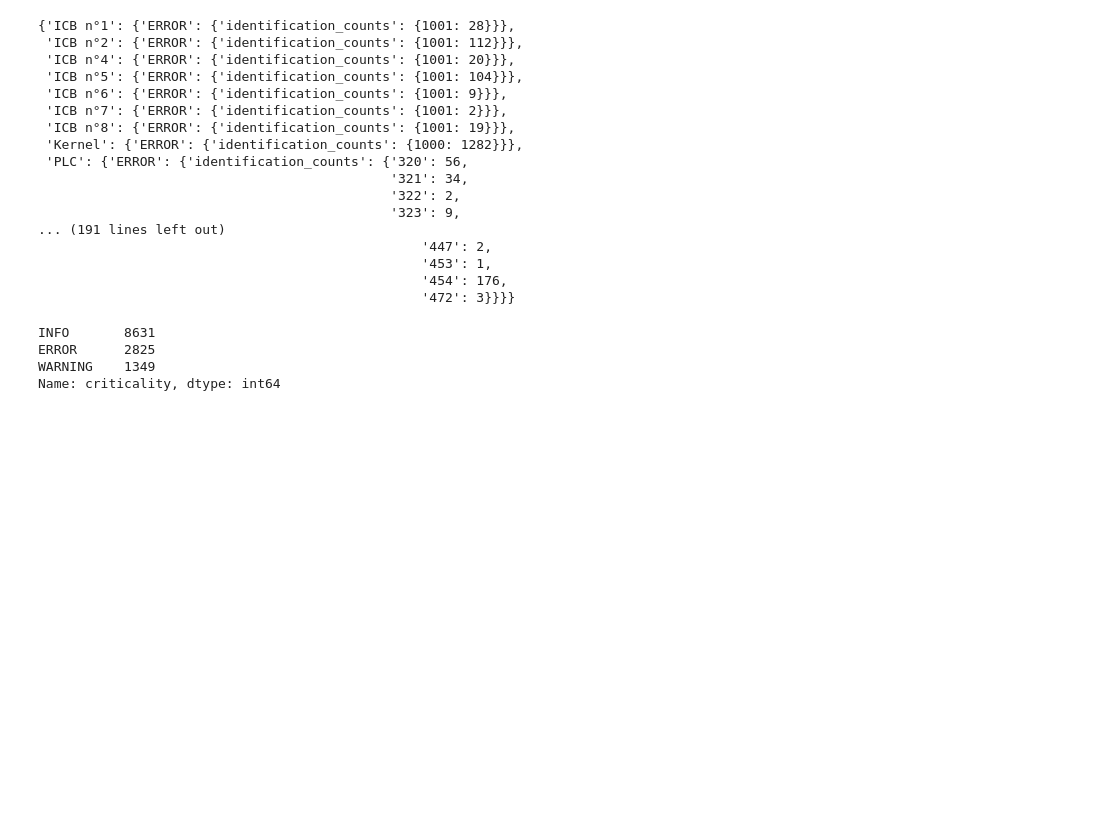
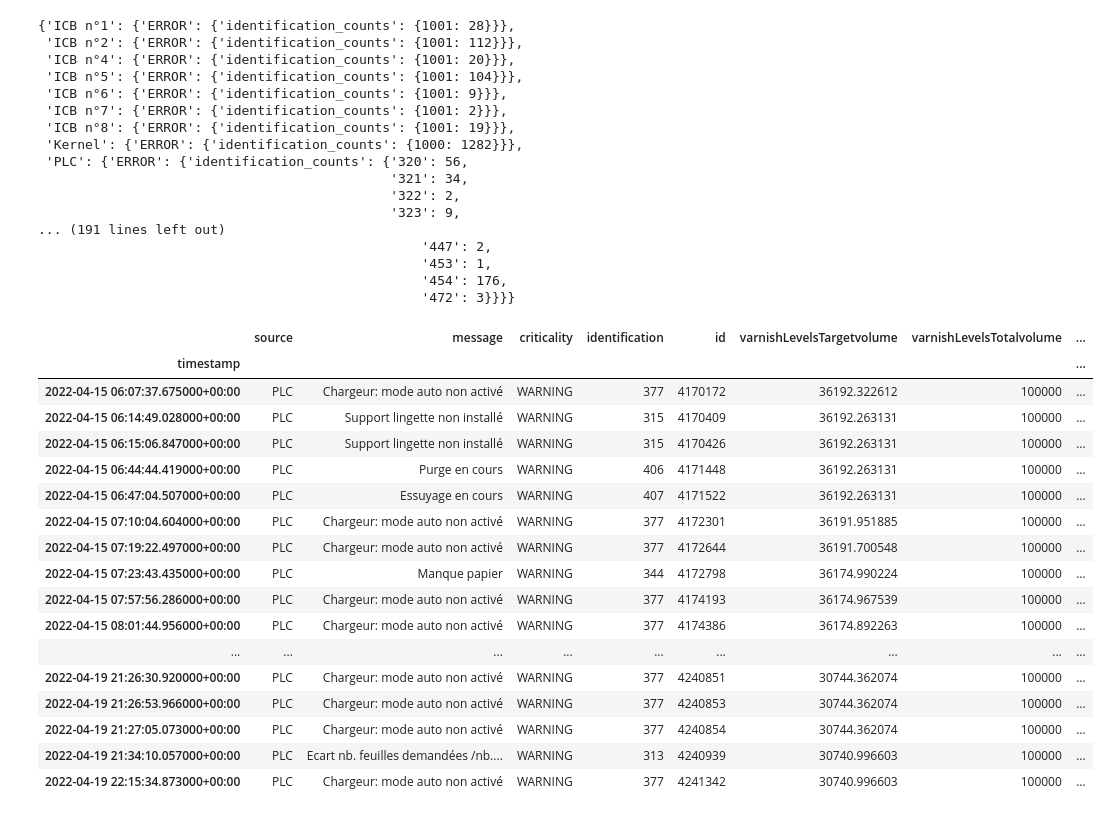
Before and after one commit to AranOribu/Prediction-Erreur-JetVarnish3DEvo, a Jupyter notebook: notebooks/data_explo_metrics_events_Allan.ipynb, the cells around one changed output. Cells and saved outputs as stored; diff of their text form; code cells hidden in the pictures; blank space fills up the shorter version.

```diff
--- a/notebooks/data_explo_metrics_events_Allan.ipynb
+++ b/notebooks/data_explo_metrics_events_Allan.ipynb
@@ -310,9 +310,25 @@ pprint(result)
 # %%
 df_test = df_split[df_split['source'].isin(['iFoil'])]
 
 df_test['criticality'].value_counts()
+
+df_filtered.head(150)
 # %% [output]
-INFO       8631
-ERROR      2825
-WARNING    1349
-Name: criticality, dtype: int64
+|  | source | message | criticality | identification | id | varnishLevelsTargetvolume | varnishLevelsTotalvolume | ... |
+| timestamp |  |  |  |  |  |  |  | ... |
+| 2022-04-15 06:07:37.675000+00:00 | PLC | Chargeur: mode auto non activé | WARNING | 377 | 4170172 | 36192.322612 | 100000 | ... |
+| 2022-04-15 06:14:49.028000+00:00 | PLC | Support lingette non installé | WARNING | 315 | 4170409 | 36192.263131 | 100000 | ... |
+| 2022-04-15 06:15:06.847000+00:00 | PLC | Support lingette non installé | WARNING | 315 | 4170426 | 36192.263131 | 100000 | ... |
+| 2022-04-15 06:44:44.419000+00:00 | PLC | Purge en cours | WARNING | 406 | 4171448 | 36192.263131 | 100000 | ... |
+| 2022-04-15 06:47:04.507000+00:00 | PLC | Essuyage en cours | WARNING | 407 | 4171522 | 36192.263131 | 100000 | ... |
+| 2022-04-15 07:10:04.604000+00:00 | PLC | Chargeur: mode auto non activé | WARNING | 377 | 4172301 | 36191.951885 | 100000 | ... |
+| 2022-04-15 07:19:22.497000+00:00 | PLC | Chargeur: mode auto non activé | WARNING | 377 | 4172644 | 36191.700548 | 100000 | ... |
+| 2022-04-15 07:23:43.435000+00:00 | PLC | Manque papier | WARNING | 344 | 4172798 | 36174.990224 | 100000 | ... |
+| 2022-04-15 07:57:56.286000+00:00 | PLC | Chargeur: mode auto non activé | WARNING | 377 | 4174193 | 36174.967539 | 100000 | ... |
+| 2022-04-15 08:01:44.956000+00:00 | PLC | Chargeur: mode auto non activé | WARNING | 377 | 4174386 | 36174.892263 | 100000 | ... |
+| ... | ... | ... | ... | ... | ... | ... | ... | ... |
+| 2022-04-19 21:26:30.920000+00:00 | PLC | Chargeur: mode auto non activé | WARNING | 377 | 4240851 | 30744.362074 | 100000 | ... |
+| 2022-04-19 21:26:53.966000+00:00 | PLC | Chargeur: mode auto non activé | WARNING | 377 | 4240853 | 30744.362074 | 100000 | ... |
+| 2022-04-19 21:27:05.073000+00:00 | PLC | Chargeur: mode auto non activé | WARNING | 377 | 4240854 | 30744.362074 | 100000 | ... |
+| 2022-04-19 21:34:10.057000+00:00 | PLC | Ecart nb. feuilles demandées /nb.... | WARNING | 313 | 4240939 | 30740.996603 | 100000 | ... |
+| 2022-04-19 22:15:34.873000+00:00 | PLC | Chargeur: mode auto non activé | WARNING | 377 | 4241342 | 30740.996603 | 100000 | ... |
```
Also changed, not shown: parts of 2 cells of this notebook.
